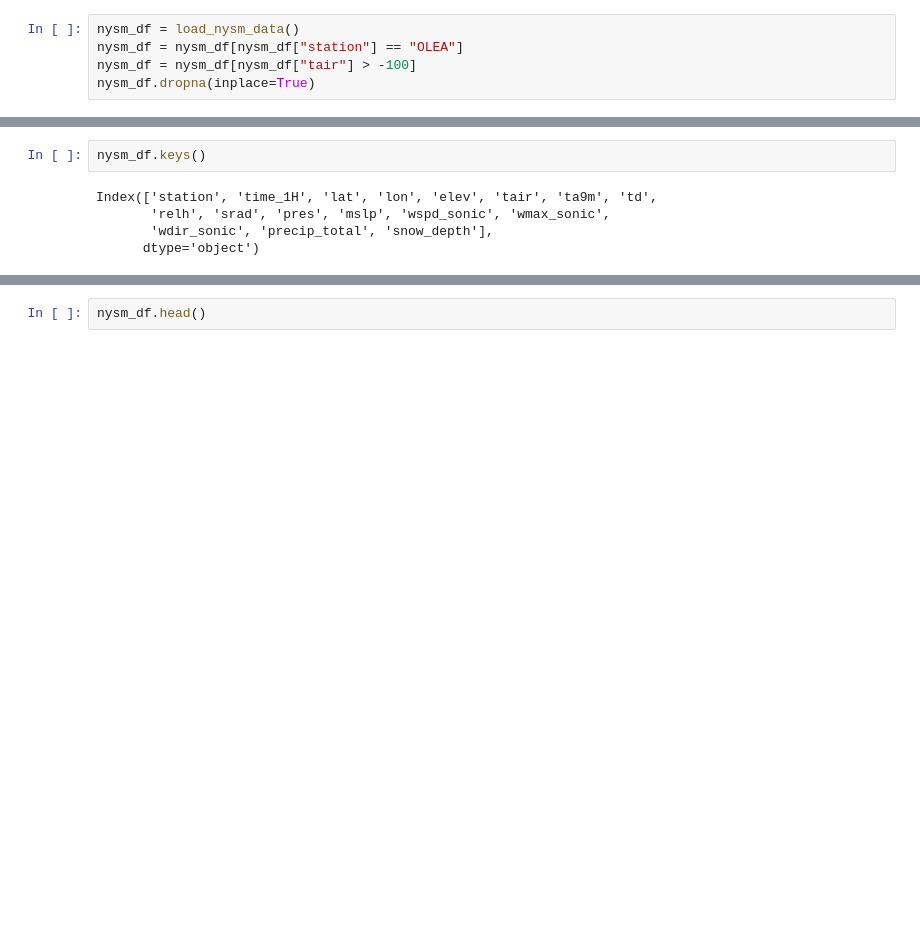
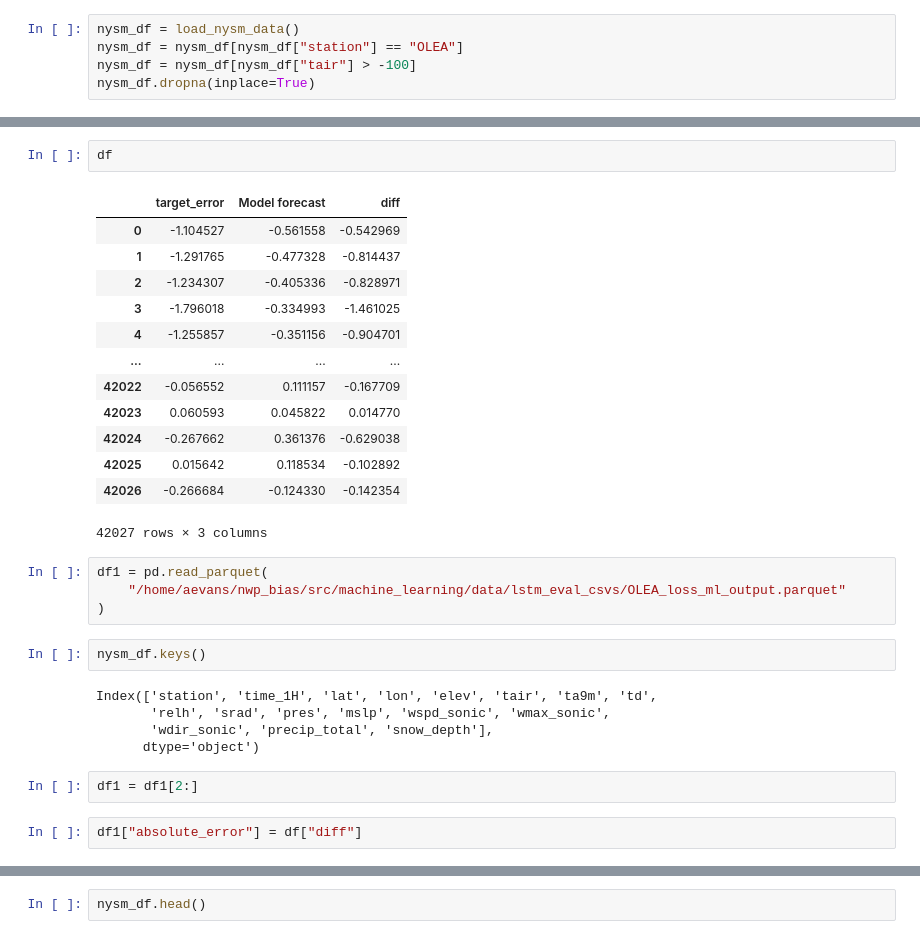
Before and after one commit to shmaronshmevans/nwp_bias, a Jupyter notebook: src/machine_learning/notebooks/emd.ipynb, the cells around one changed output, grey strips where cells are left out. Drawn from its saved outputs; the diff is of its cells as text; blank space fills up the shorter version.

```diff
--- a/src/machine_learning/notebooks/emd.ipynb
+++ b/src/machine_learning/notebooks/emd.ipynb
@@ -308,3 +286,23 @@ nysm_df.dropna(inplace=True)
+# %%
+df
+# %% [output]
+|  | target_error | Model forecast | diff |
+| 0 | -1.104527 | -0.561558 | -0.542969 |
+| 1 | -1.291765 | -0.477328 | -0.814437 |
+| 2 | -1.234307 | -0.405336 | -0.828971 |
+| 3 | -1.796018 | -0.334993 | -1.461025 |
+| 4 | -1.255857 | -0.351156 | -0.904701 |
+| ... | ... | ... | ... |
+| 42022 | -0.056552 | 0.111157 | -0.167709 |
+| 42023 | 0.060593 | 0.045822 | 0.014770 |
+| 42024 | -0.267662 | 0.361376 | -0.629038 |
+| 42025 | 0.015642 | 0.118534 | -0.102892 |
+| 42026 | -0.266684 | -0.124330 | -0.142354 |
+42027 rows × 3 columns
+# %%
+df1 = pd.read_parquet(
+    "/home/aevans/nwp_bias/src/machine_learning/data/lstm_eval_csvs/OLEA_loss_ml_output.parquet"
+)
 # %%
 nysm_df.keys()
 # %% [output]
@@ -312,3 +310,7 @@ Index(['station', 'time_1H', 'lat', 'lon', 'elev', 'tair', 'ta9m', 'td',
        'relh', 'srad', 'pres', 'mslp', 'wspd_sonic', 'wmax_sonic',
        'wdir_sonic', 'precip_total', 'snow_depth'],
       dtype='object')
+# %%
+df1 = df1[2:]
+# %%
+df1["absolute_error"] = df["diff"]
```
Also changed, not shown: parts of 24 cells of this notebook, 12 other files.
